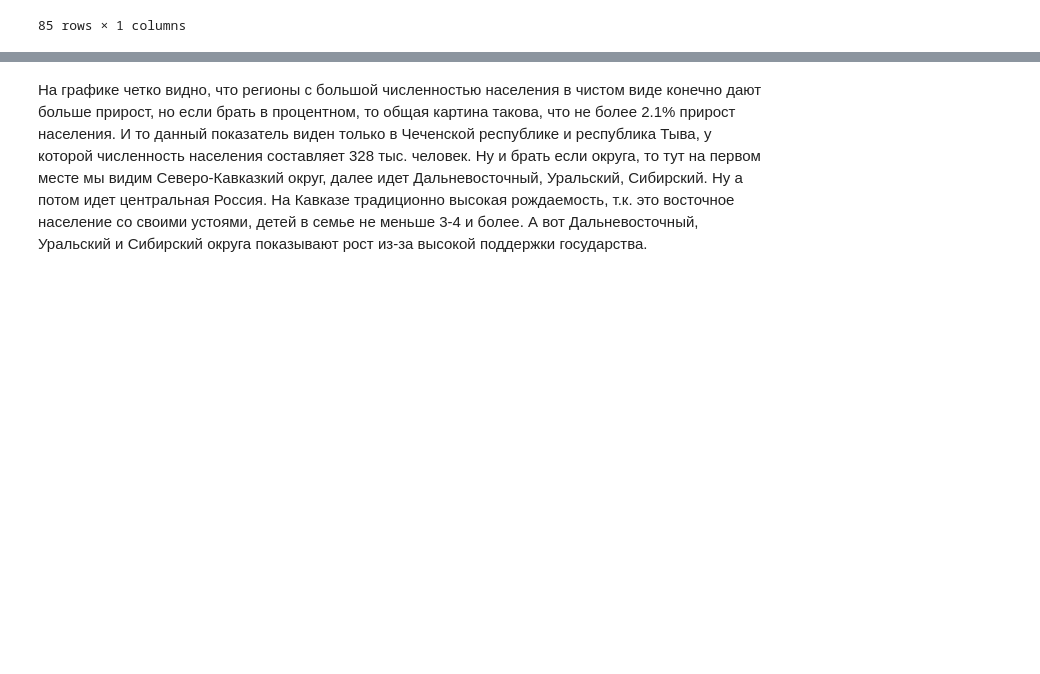
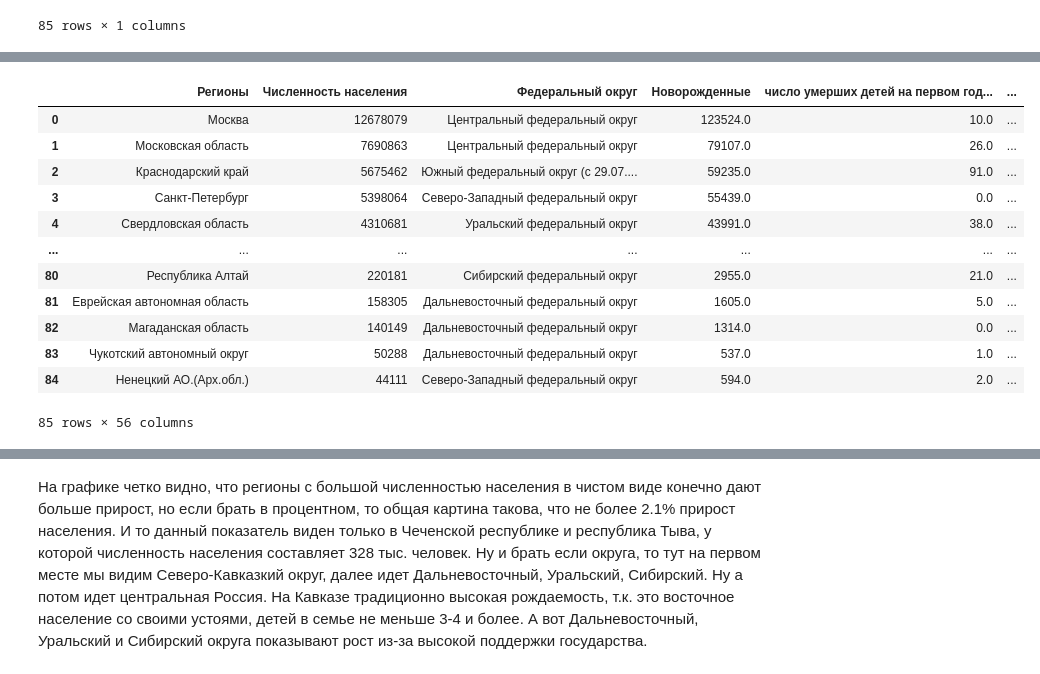
Before and after one commit to Davids404/Projects-GitHub, a Jupyter notebook: project-14/project_social.ipynb, the cells around one changed output, grey strips where cells are left out. Drawn from its saved outputs; the diff is of its cells as text; code cells hidden in the pictures; blank space fills up the shorter version.

```diff
--- a/project-14/project_social.ipynb
+++ b/project-14/project_social.ipynb
@@ -606,0 +936,17 @@ fig.show()
+# %%
+# оборот розничной торговли на душу населения, в рублях.
+data_retail_turnover_per_capita_2020 = pd.read_excel('./social_russia_data/retail_turnover_per_capita_2000_2021.xls',
+                                                     header=3,
+                                                     usecols=[0,22],
+                                                     names=['region','оборот розничной торговли на душу населения'])
+
+# Удаляем строки, которые являются суммами по регионам Тюменская область и Архангельская
+data_retail_turnover_per_capita_2020 = data_retail_turnover_per_capita_2020.drop(index=[23,25,71,74])
+
+# убираем пропуски в названиях регионов
+data_retail_turnover_per_capita_2020['region'] = data_retail_turnover_per_capita_2020['region'].apply(lambda x:x.strip())
+
+# приводим к общему виду названия регионов
+data_retail_turnover_per_capita_2020['region'] = data_retail_turnover_per_capita_2020['region'].apply(lambda x: dct_city[x] if x in dct_city else x)
+
+data_retail_turnover_per_capita_2020.head()
@@ -606,0 +985,13 @@ fig.show()
+# %%
+# сведения о заболеваемости алкоголизмом на 100 тыс. населения (2005–2018)
+
+data_alco_2018 = pd.read_excel(io='./social_russia_data/drug_alco.xlsx',
+                               sheet_name='alco1718',
+                               usecols=[0,2],
+                               names=['region','алкоголизм 2018'])
+
+
+# приводим к общему виду названия регионов
+data_alco_2018['region'] = data_alco_2018['region'].apply(lambda x: dct_city[x] if x in dct_city else x)
+
+data_alco_2018.head()
@@ -606,0 +1005,21 @@ fig.show()
+# %%
+# так же добавляем данные в наш датасет
+data = data.merge(right=data_alco_2018,
+                  how='left',
+                  left_on='Регионы',
+                  right_on='region').drop(['region'],axis=1)
+data
+# %% [output]
+|  | Регионы | Численность населения | Федеральный округ | Новорожденные | число умерших детей на первом год... | ... |
+| 0 | Москва | 12678079 | Центральный федеральный округ | 123524.0 | 10.0 | ... |
+| 1 | Московская область | 7690863 | Центральный федеральный округ | 79107.0 | 26.0 | ... |
+| 2 | Краснодарский край | 5675462 | Южный федеральный округ (с 29.07.... | 59235.0 | 91.0 | ... |
+| 3 | Санкт-Петербург | 5398064 | Северо-Западный федеральный округ | 55439.0 | 0.0 | ... |
+| 4 | Свердловская область | 4310681 | Уральский федеральный округ | 43991.0 | 38.0 | ... |
+| ... | ... | ... | ... | ... | ... | ... |
+| 80 | Республика Алтай | 220181 | Сибирский федеральный округ | 2955.0 | 21.0 | ... |
+| 81 | Еврейская автономная область | 158305 | Дальневосточный федеральный округ | 1605.0 | 5.0 | ... |
+| 82 | Магаданская область | 140149 | Дальневосточный федеральный округ | 1314.0 | 0.0 | ... |
+| 83 | Чукотский автономный округ | 50288 | Дальневосточный федеральный округ | 537.0 | 1.0 | ... |
+| 84 | Ненецкий АО.(Арх.обл.) | 44111 | Северо-Западный федеральный округ | 594.0 | 2.0 | ... |
+85 rows × 56 columns
```
Also changed, not shown: parts of 324 cells of this notebook, 1 other file.
